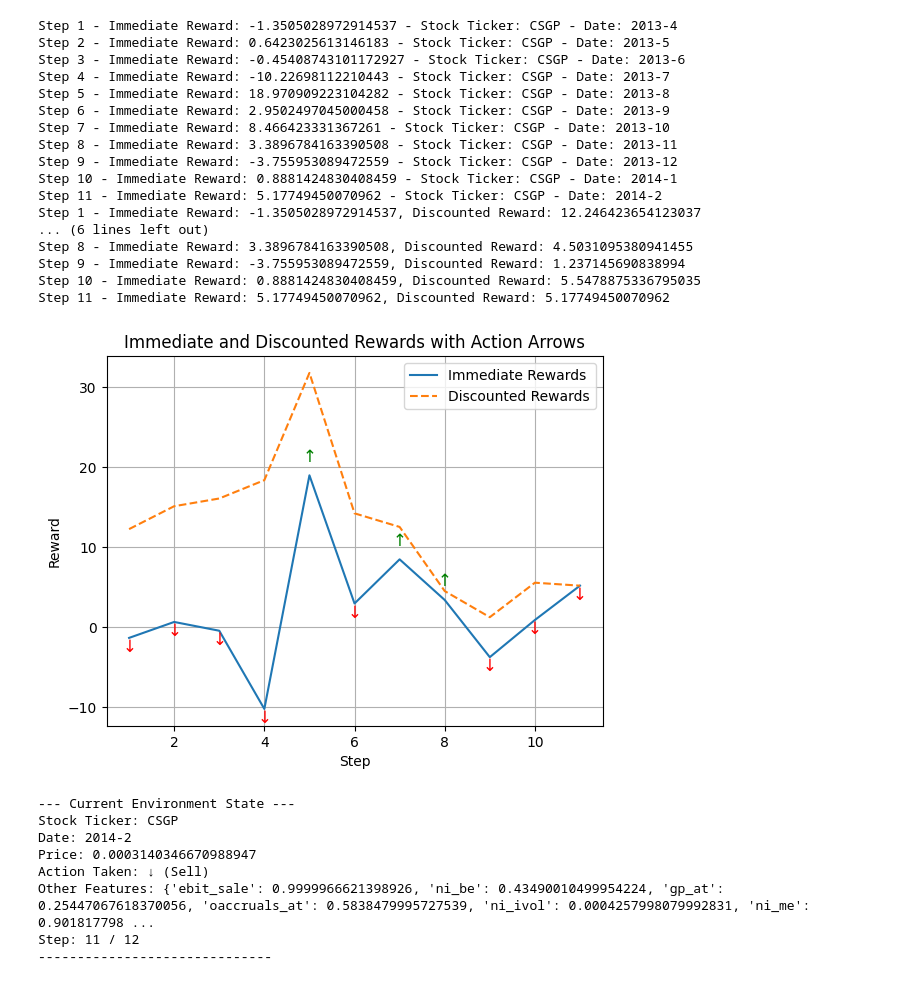
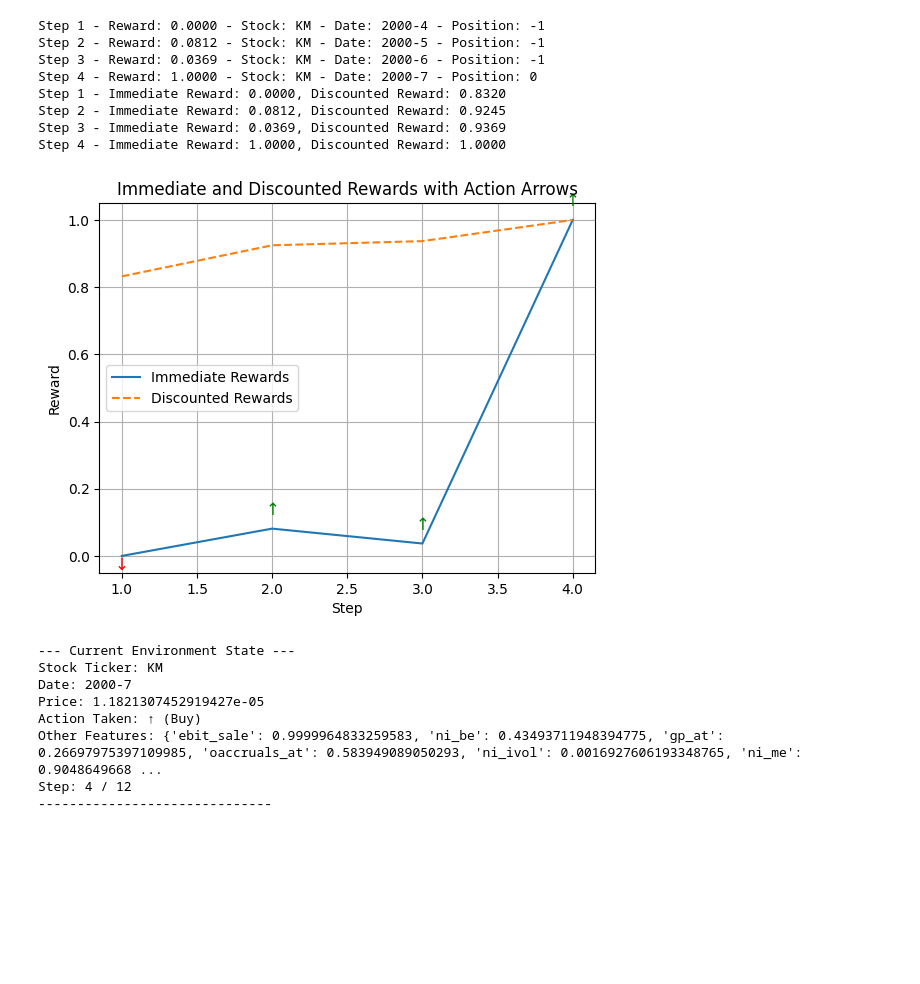
Before and after one commit to anashoussaini/AssetManagerGym, a Jupyter notebook: test.ipynb, the cells around one changed output. Cells and saved outputs as stored; diff of their text form; code cells hidden in the pictures; blank space fills up the shorter version.

Commit message:
Added action into reward and so on

```diff
--- a/test.ipynb
+++ b/test.ipynb
@@ -75,5 +87,6 @@ class StockDataHandler:
 s = StockDataHandler("feature_dict.json")
 # %%
 s.get_stock('AAPL',"2000","3")
-s.step()
+obvs = s.step()
+print(len(obvs))
 # %% [output]
@@ -345,67 +441,67 @@ class StockEnv(gym.Env):
 # %%
 def main():
     json_file = 'feature_dict.json'  # Ensure this file exists with the correct format
-    env = StockEnv(json_file_path=json_file, discount_factor=0.9)  # Adjust discount factor as needed
+    risk_params = {'stop_loss': 0.05, 'take_profit': 0.1}  # 5% stop loss, 10% take profit
+    env = StockEnv(json_file_path=json_file, risk_params=risk_params, discount_factor=0.9)
     env.set_horizon(12)  # Set a horizon of 12 steps
 
     rewards = []
     steps = []
     actions = []
-    ticker = None
+    positions = []
     observation = env.reset()
     done = False
 
-    # Run through all steps until the environment is done
     step_counter = 0
     while not done:
         step_counter += 1
-        action = env.action_space.sample()  # Random action between -1 and 1
+
+        # For testing purposes, let's make the agent always buy at the start if not holding a position
+        if env.position == 0:
+            action = np.array([-1.0])  # Strong buy
+        else:
+            # When holding a position, decide to hold (do nothing)
+            action = np.array([1.0])
+
         observation, reward, done, info = env.step(action)
-        rewards.append(reward)  # Store the reward for visualization
-        actions.append(action[0])  # Store the action for arrow visualization
+        rewards.append(reward)
+        actions.append(action[0])
+        positions.append(env.position)
         steps.append(step_counter)
-        ticker = info.get('stock_ticker', 'Unknown')  # Retrieve the stock ticker
-        print(f"Step {step_counter} - Immediate Reward: {reward} - Stock Ticker: {ticker} - Date: {info['date']}")
+        ticker = info.get('stock_ticker', 'Unknown')
+
+        print(f"Step {step_counter} - Reward: {reward:.4f} - Stock: {ticker} - Date: {info['date']} - Position: {env.position}")
 
     # Calculate discounted rewards
     discounted_rewards = env.calculate_discounted_rewards()
 
     # Print discounted rewards for each step
     for step, (reward, discounted_reward) in enumerate(zip(rewards, discounted_rewards)):
-        print(f"Step {step + 1} - Immediate Reward: {reward}, Discounted Reward: {discounted_reward}")
+        print(f"Step {step + 1} - Immediate Reward: {reward:.4f}, Discounted Reward: {discounted_reward:.4f}")
 
     # Plot the rewards with action arrows and discounted rewards
     env.render_with_arrows(rewards, discounted_rewards, actions, steps)
 
     # Render the final state
     env.render()
 
 if __name__ == "__main__":
     main()
 # %% [output]
-Step 1 - Immediate Reward: -1.3505028972914537 - Stock Ticker: CSGP - Date: 2013-4
-Step 2 - Immediate Reward: 0.6423025613146183 - Stock Ticker: CSGP - Date: 2013-5
-Step 3 - Immediate Reward: -0.45408743101172927 - Stock Ticker: CSGP - Date: 2013-6
-Step 4 - Immediate Reward: -10.22698112210443 - Stock Ticker: CSGP - Date: 2013-7
-Step 5 - Immediate Reward: 18.970909223104282 - Stock Ticker: CSGP - Date: 2013-8
-Step 6 - Immediate Reward: 2.9502497045000458 - Stock Ticker: CSGP - Date: 2013-9
-Step 7 - Immediate Reward: 8.466423331367261 - Stock Ticker: CSGP - Date: 2013-10
-Step 8 - Immediate Reward: 3.3896784163390508 - Stock Ticker: CSGP - Date: 2013-11
-Step 9 - Immediate Reward: -3.755953089472559 - Stock Ticker: CSGP - Date: 2013-12
-Step 10 - Immediate Reward: 0.8881424830408459 - Stock Ticker: CSGP - Date: 2014-1
-Step 11 - Immediate Reward: 5.17749450070962 - Stock Ticker: CSGP - Date: 2014-2
-Step 1 - Immediate Reward: -1.3505028972914537, Discounted Reward: 12.246423654123037
-... (6 lines left out)
-Step 8 - Immediate Reward: 3.3896784163390508, Discounted Reward: 4.5031095380941455
-Step 9 - Immediate Reward: -3.755953089472559, Discounted Reward: 1.237145690838994
-Step 10 - Immediate Reward: 0.8881424830408459, Discounted Reward: 5.5478875336795035
-Step 11 - Immediate Reward: 5.17749450070962, Discounted Reward: 5.17749450070962
+Step 1 - Reward: 0.0000 - Stock: KM - Date: 2000-4 - Position: -1
+Step 2 - Reward: 0.0812 - Stock: KM - Date: 2000-5 - Position: -1
+Step 3 - Reward: 0.0369 - Stock: KM - Date: 2000-6 - Position: -1
+Step 4 - Reward: 1.0000 - Stock: KM - Date: 2000-7 - Position: 0
+Step 1 - Immediate Reward: 0.0000, Discounted Reward: 0.8320
+Step 2 - Immediate Reward: 0.0812, Discounted Reward: 0.9245
+Step 3 - Immediate Reward: 0.0369, Discounted Reward: 0.9369
+Step 4 - Immediate Reward: 1.0000, Discounted Reward: 1.0000
-[figure, old version]
+[figure, new version]
 --- Current Environment State ---
-Stock Ticker: CSGP
-Date: 2014-2
-Price: 0.0003140346670988947
-Action Taken: ↓ (Sell)
-Other Features: {'ebit_sale': 0.9999966621398926, 'ni_be': 0.43490010499954224, 'gp_at': 0.25447067618370056, 'oaccruals_at': 0.5838479995727539, 'ni_ivol': 0.0004257998079992831, 'ni_me': 0.901817798 ...
-Step: 11 / 12
+Stock Ticker: KM
+Date: 2000-7
+Price: 1.1821307452919427e-05
+Action Taken: ↑ (Buy)
+Other Features: {'ebit_sale': 0.9999964833259583, 'ni_be': 0.43493711948394775, 'gp_at': 0.26697975397109985, 'oaccruals_at': 0.583949089050293, 'ni_ivol': 0.0016927606193348765, 'ni_me': 0.9048649668 ...
+Step: 4 / 12
 ------------------------------
```
Also changed, not shown: parts of 5 cells of this notebook.
